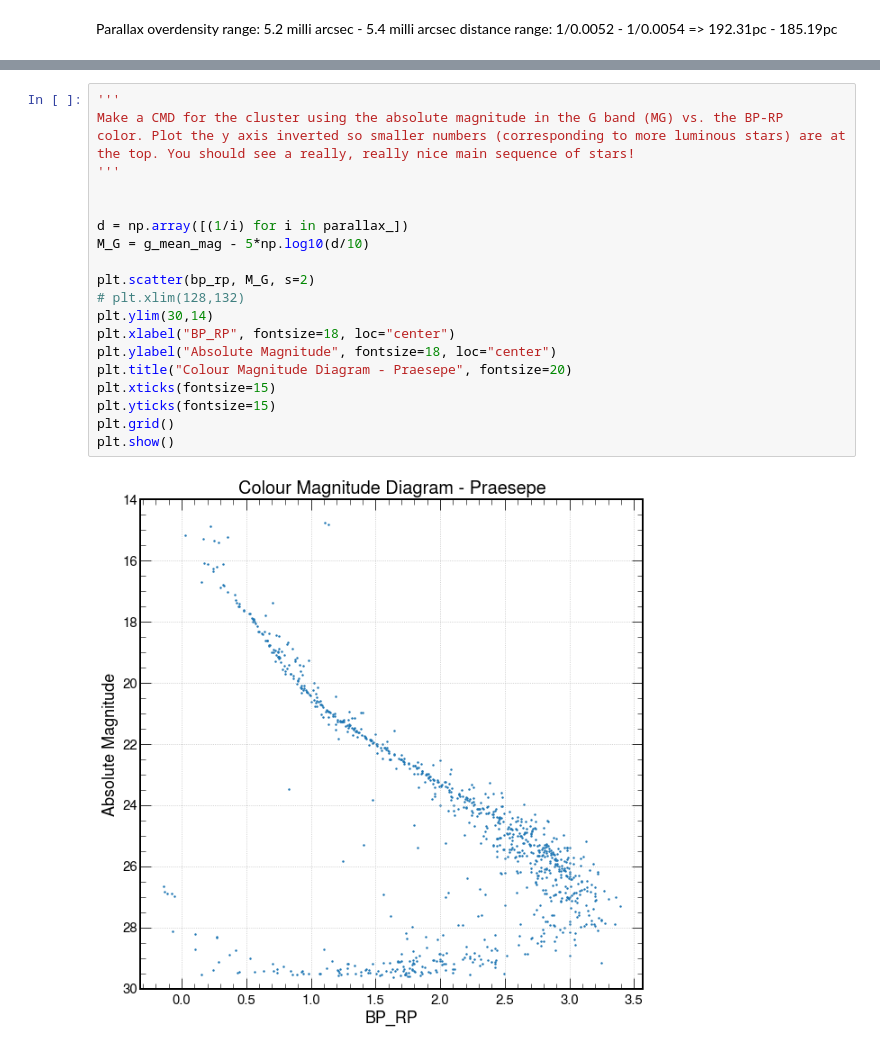
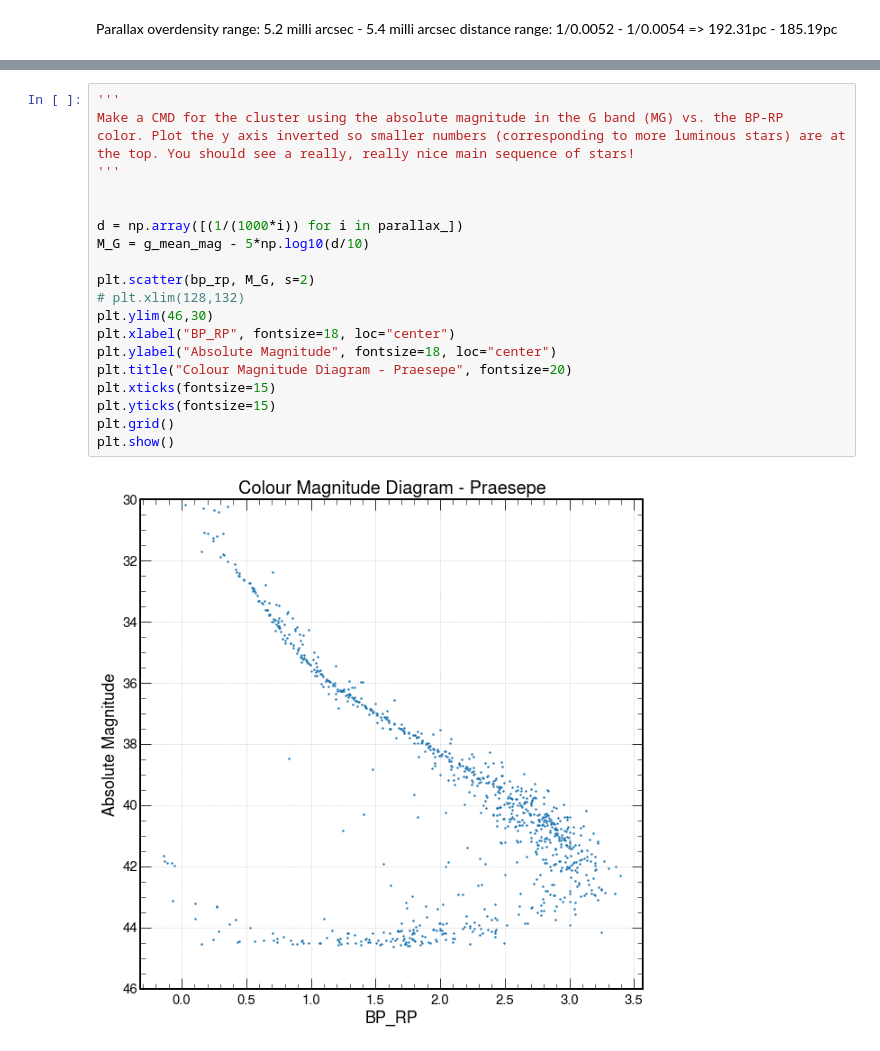
Before and after one commit to aditi-gangadharan/ASTR112, a Jupyter notebook: Gaia_hw4_q3.ipynb, the cells around one changed output, grey strips where cells are left out. Saved outputs shown, nothing was run; the diff lists cells and outputs as text.

```diff
--- a/Gaia_hw4_q3.ipynb
+++ b/Gaia_hw4_q3.ipynb
@@ -236,23 +236,23 @@ plt.show()
 # %%
 '''
 Make a CMD for the cluster using the absolute magnitude in the G band (MG) vs. the BP-RP
 color. Plot the y axis inverted so smaller numbers (corresponding to more luminous stars) are at
 the top. You should see a really, really nice main sequence of stars!
 '''
 
 
-d = np.array([(1/i) for i in parallax_])
+d = np.array([(1/(1000*i)) for i in parallax_])
 M_G = g_mean_mag - 5*np.log10(d/10)
 
 plt.scatter(bp_rp, M_G, s=2)
 # plt.xlim(128,132)
-plt.ylim(30,14)
+plt.ylim(46,30)
 plt.xlabel("BP_RP", fontsize=18, loc="center")
 plt.ylabel("Absolute Magnitude", fontsize=18, loc="center")
 plt.title("Colour Magnitude Diagram - Praesepe", fontsize=20)
 plt.xticks(fontsize=15)
 plt.yticks(fontsize=15)
 plt.grid()
 plt.show()
 # %% [output]
-[figure, old version]
+[figure, new version]
```
Also changed, not shown: parts of 8 cells of this notebook, 1 other file.
